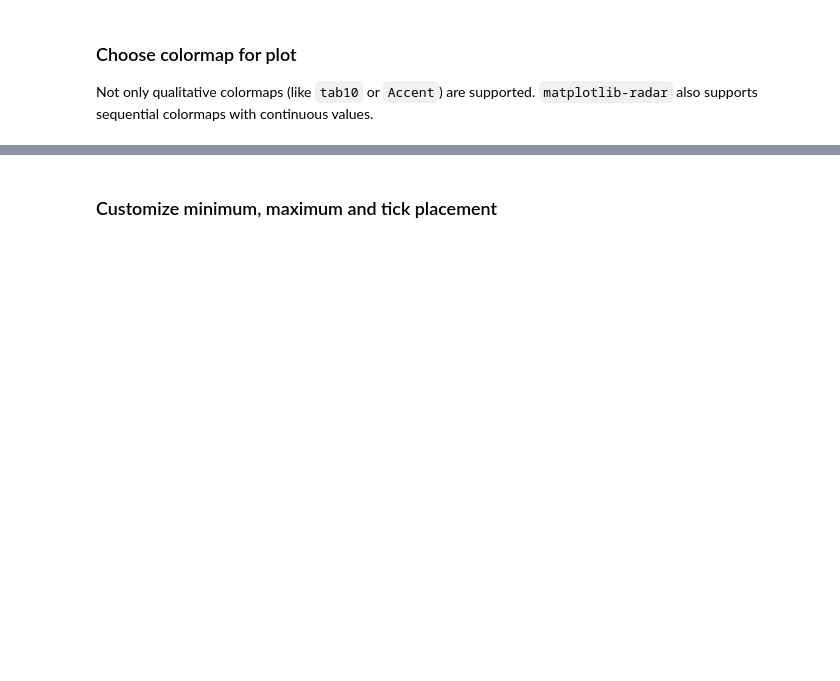
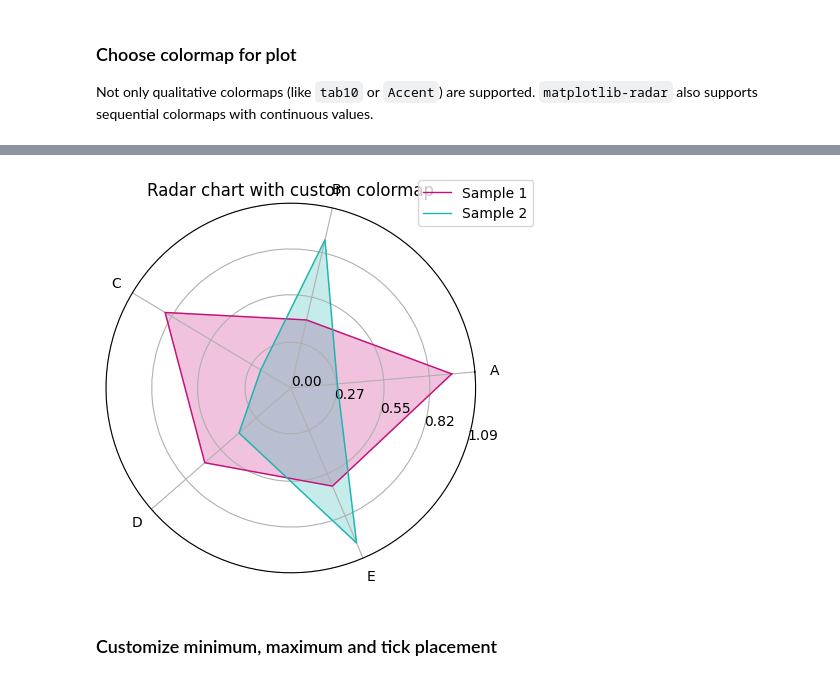
Before and after one commit to harryhaller001/matplotlib-radar, a Jupyter notebook: docs/source/notebooks/example.ipynb, the cells around one changed output, grey strips where cells are left out. Saved outputs shown, nothing was run; the diff lists cells and outputs as text; code cells hidden in the pictures; blank space fills up the shorter version.

Commit message:
adding cmap from list of color string argument, update docs and vignette

```diff
--- a/docs/source/notebooks/example.ipynb
+++ b/docs/source/notebooks/example.ipynb
@@ -51,3 +51,13 @@ radar_chart(
+# %%
+radar_chart(
+    label=["A", "B", "C", "D", "E"],
+    data={"Sample 1": np.random.rand(5), "Sample 2": np.random.rand(5)},
+    rotation=5,
+    title="Radar chart with custom colormap",
+    cmap=["#C70E7B", "#1BB6AF"],
+)
+# %% [output]
+[figure, added]
 # %% [markdown]
 ### Customize minimum, maximum and tick placement
 # %%
```
Also changed, not shown: parts of 5 cells of this notebook, 4 other files.
